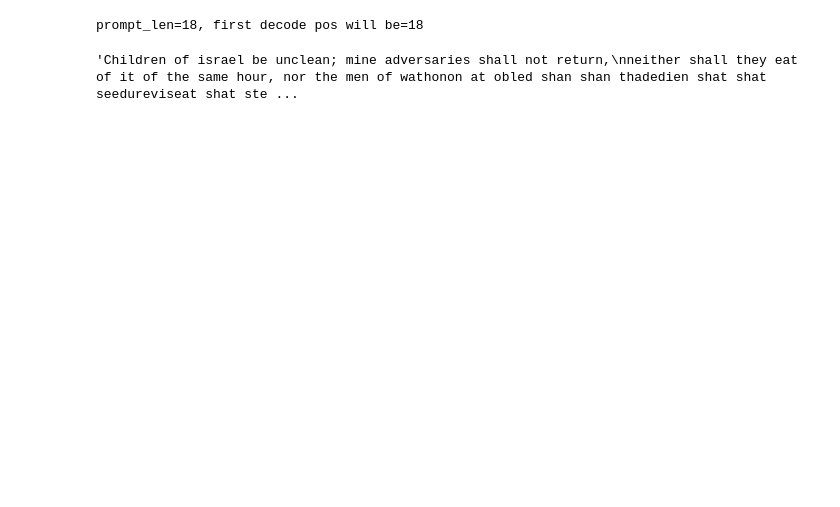
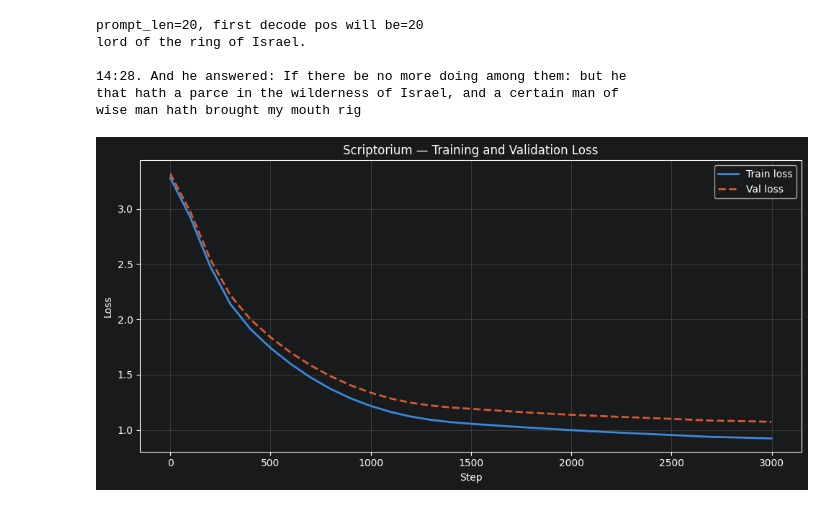
Before and after one commit to AniceKV/Scriptorium, a Jupyter notebook: notebooks/inference.ipynb, the cells around one changed output. Drawn from its saved outputs; the diff is of its cells as text; code cells hidden in the pictures; blank space fills up the shorter version.

```diff
--- a/notebooks/inference.ipynb
+++ b/notebooks/inference.ipynb
@@ -244,11 +243,15 @@ on my kingdom.
 # %%
-decode(
+print(decode(
     model.generate(
-        torch.tensor([encode("Children of israel")], dtype=torch.long, device=device),
-        max_new_tokens=300,
+        torch.tensor([encode("lord of the ring of ")], dtype=torch.long, device=device),
+        max_new_tokens=180,
         use_kv_cache=True
     )[0].tolist()
-)
+))
 # %% [output]
-prompt_len=18, first decode pos will be=18
+prompt_len=20, first decode pos will be=20
+lord of the ring of Israel.
+
+14:28. And he answered: If there be no more doing among them: but he
+that hath a parce in the wilderness of Israel, and a certain man of
+wise man hath brought my mouth rig
-'Children of israel be unclean; mine adversaries shall not return,\nneither shall they eat of it of the same hour, nor the men of wathonon at obled shan shan thadedien shat shat seedureviseat shat ste ...
@@ -263,0 +258,55 @@ print(f"Cache size: {total_bytes / 1024:.2f} KB")
+# %%
+import matplotlib.pyplot as plt
+
+def plot_training_loss(train_steps, train_losses, val_steps, val_losses):
+    fig, ax = plt.subplots(figsize=(10, 5))
+
+    ax.plot(train_steps, train_losses, label='Train loss', color='#378ADD', linewidth=2)
+    ax.plot(val_steps, val_losses, label='Val loss', color='#D85A30', linewidth=2, linestyle='--')
+
+    ax.set_xlabel('Step')
+    ax.set_ylabel('Loss')
+    ax.set_title('Training and Validation Loss')
+    ax.legend()
+    ax.grid(True, alpha=0.3)
+
+    plt.tight_layout()
+    plt.savefig('.assets/training_loss1.jpg', dpi=150, bbox_inches='tight')
+    plt.show()
+# %%
+import matplotlib.pyplot as plt
+from scipy.ndimage import gaussian_filter1d
+
+def plot_training_loss():
+    steps = [0, 100, 200, 300, 400, 500, 600, 700, 800, 900, 1000, 1100, 1200, 1300, 1400,
+             1500, 1600, 1700, 1800, 1900, 2000, 2100, 2200, 2300, 2400, 2500, 2600, 2700, 2900, 2999]
+
+    train_losses = [4.34, 2.38, 2.25, 2.07, 1.88, 1.72, 1.58, 1.45, 1.35, 1.27, 1.20,
+                    1.15, 1.11, 1.08, 1.06, 1.0617, 1.0449, 1.0293, 1.0216, 1.0100,
+                    0.9989, 0.9881, 0.9788, 0.9729, 0.9637, 0.9549, 0.9473, 0.9426, 0.9221, 0.9182]
+
+    val_losses   = [4.34, 2.45, 2.32, 2.15, 1.97, 1.82, 1.68, 1.56, 1.47, 1.39, 1.32,
+                    1.27, 1.23, 1.21, 1.20, 1.1957, 1.1802, 1.1686, 1.1534, 1.1457,
+                    1.1412, 1.1257, 1.1218, 1.1172, 1.1084, 1.0993, 1.0953, 1.0889, 1.0711, 1.0703]
+
+    train_smooth = gaussian_filter1d(train_losses, sigma=1.5)
+    val_smooth   = gaussian_filter1d(val_losses,   sigma=1.5)
+
+    fig, ax = plt.subplots(figsize=(10, 5))
+
+    ax.plot(steps, train_smooth, label='Train loss', color='#378ADD', linewidth=2)
+    ax.plot(steps, val_smooth,   label='Val loss',   color='#D85A30', linewidth=2, linestyle='--')
+
+    ax.set_xlabel('Step')
+    ax.set_ylabel('Loss')
+    ax.set_title('Scriptorium — Training and Validation Loss')
+    ax.legend()
+    ax.grid(True, alpha=0.3)
+
+    plt.tight_layout()
+    plt.savefig('../assets/training_loss.jpg', dpi=150, bbox_inches='tight')
+    plt.show()
+
+plot_training_loss()
+# %% [output]
+[figure, added]
```
Also changed, not shown: parts of 4 cells of this notebook, 5 other files.
